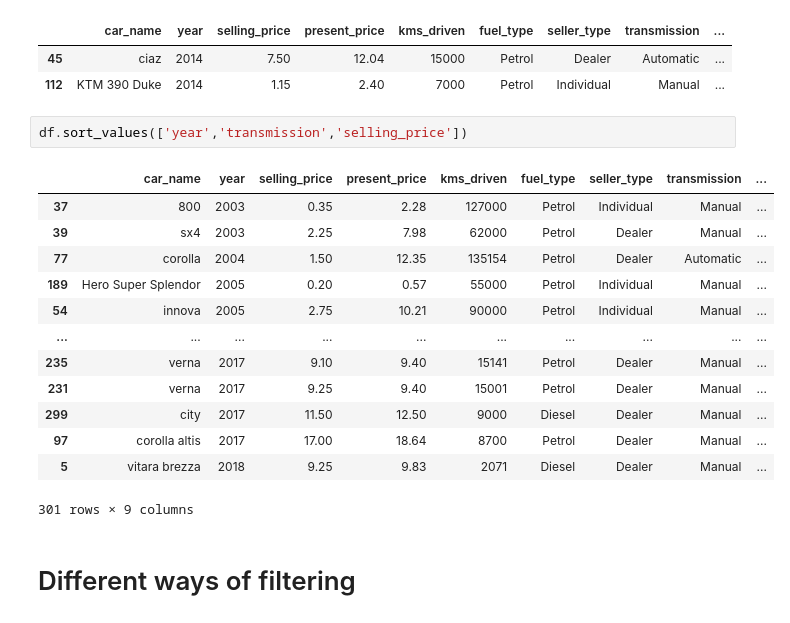
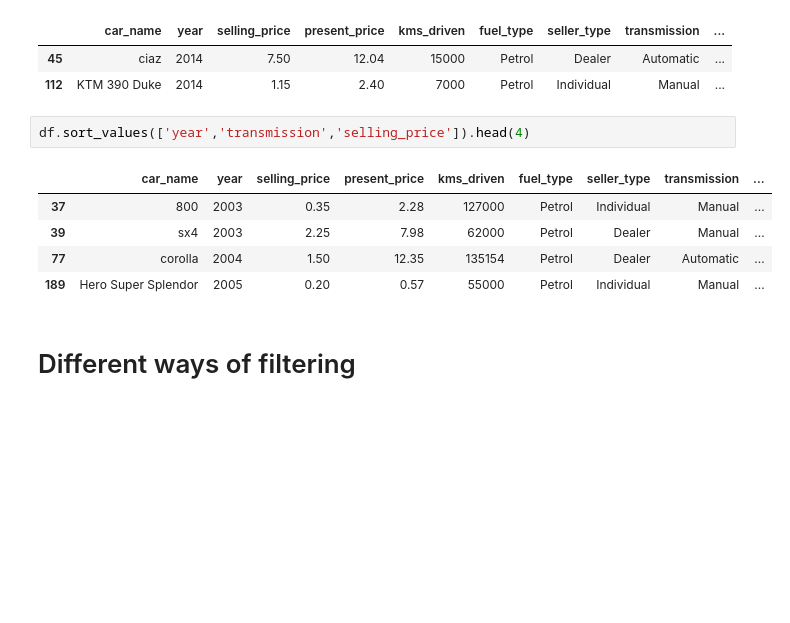
Before and after one commit to kkaur1998/ksr_de, a Jupyter notebook: python/2_cardata_analysis.ipynb, the cells around one changed output. Saved outputs shown, nothing was run; the diff lists cells and outputs as text; blank space fills up the shorter version.

```diff
--- a/python/2_cardata_analysis.ipynb
+++ b/python/2_cardata_analysis.ipynb
@@ -138,21 +131,13 @@ df[(df['year']==2014) & (df['kms_driven']<=15000)].head(2)
 | 45 | ciaz | 2014 | 7.50 | 12.04 | 15000 | Petrol | Dealer | Automatic | ... |
 | 112 | KTM 390 Duke | 2014 | 1.15 | 2.40 | 7000 | Petrol | Individual | Manual | ... |
 # %%
-df.sort_values(['year','transmission','selling_price'])
+df.sort_values(['year','transmission','selling_price']).head(4)
 # %% [output]
 |  | car_name | year | selling_price | present_price | kms_driven | fuel_type | seller_type | transmission | ... |
 | 37 | 800 | 2003 | 0.35 | 2.28 | 127000 | Petrol | Individual | Manual | ... |
 | 39 | sx4 | 2003 | 2.25 | 7.98 | 62000 | Petrol | Dealer | Manual | ... |
 | 77 | corolla | 2004 | 1.50 | 12.35 | 135154 | Petrol | Dealer | Automatic | ... |
 | 189 | Hero Super Splendor | 2005 | 0.20 | 0.57 | 55000 | Petrol | Individual | Manual | ... |
-| 54 | innova | 2005 | 2.75 | 10.21 | 90000 | Petrol | Individual | Manual | ... |
-| ... | ... | ... | ... | ... | ... | ... | ... | ... | ... |
-| 235 | verna | 2017 | 9.10 | 9.40 | 15141 | Petrol | Dealer | Manual | ... |
-| 231 | verna | 2017 | 9.25 | 9.40 | 15001 | Petrol | Dealer | Manual | ... |
-| 299 | city | 2017 | 11.50 | 12.50 | 9000 | Diesel | Dealer | Manual | ... |
-| 97 | corolla altis | 2017 | 17.00 | 18.64 | 8700 | Petrol | Dealer | Manual | ... |
-| 5 | vitara brezza | 2018 | 9.25 | 9.83 | 2071 | Diesel | Dealer | Manual | ... |
-301 rows × 9 columns
 # %% [markdown]
 # Different ways of filtering
 # %%
```
Also changed, not shown: parts of 16 cells of this notebook, 19 other files.
